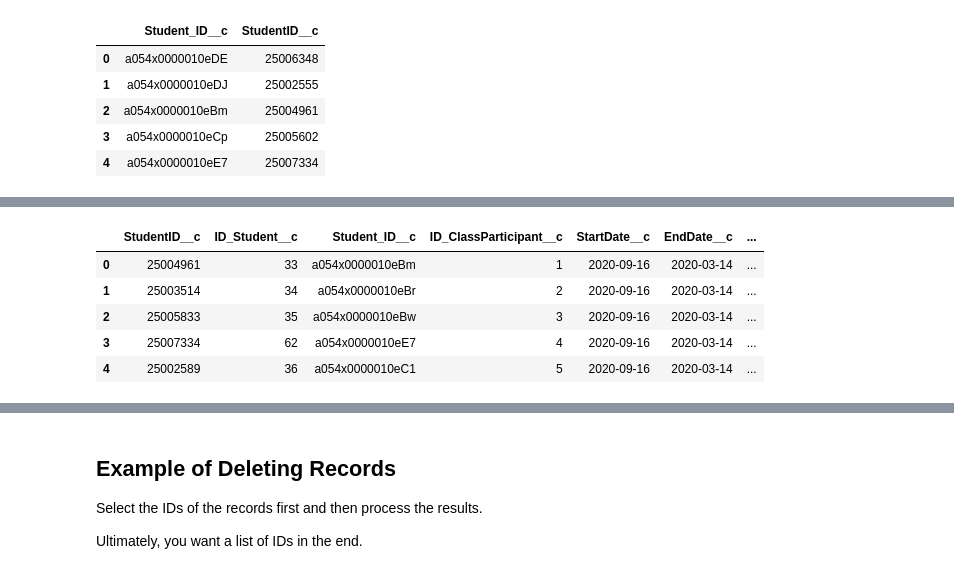
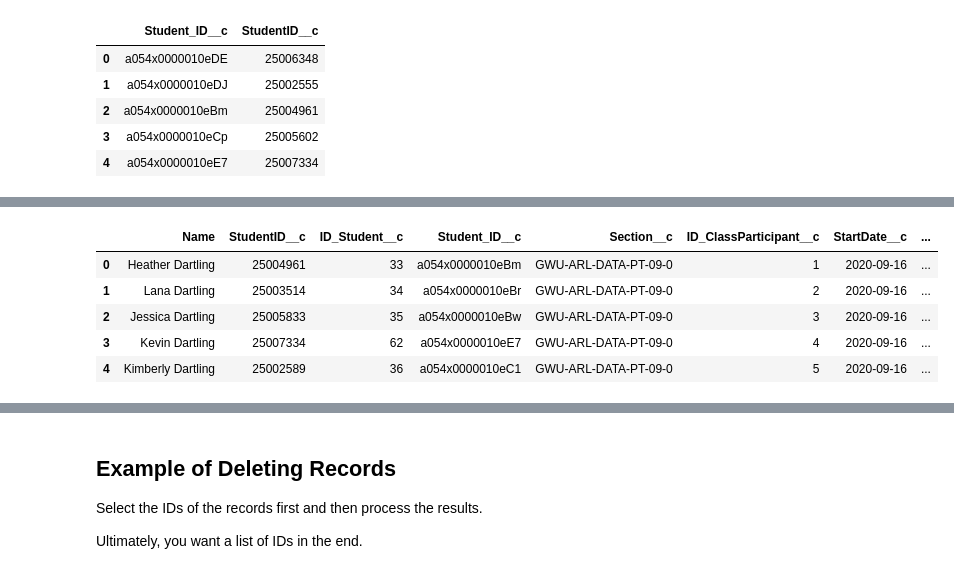
Before and after one commit to mgfrancis/etl_salesforce, a Jupyter notebook: Salesforce-ETL-Project-Starter-Code-Copy1.ipynb, the cells around one changed output, grey strips where cells are left out. Cells and saved outputs as stored; diff of their text form; code cells hidden in the pictures.

```diff
--- a/Salesforce-ETL-Project-Starter-Code-Copy1.ipynb
+++ b/Salesforce-ETL-Project-Starter-Code-Copy1.ipynb
@@ -428,9 +402,9 @@ cp_data_df.head()
 # %%
 #Join the classparticipants dataframe with the Class Lookup table
 
-cp_data_df = pd.merge(cp_data_df, class_lookup_df, how='left')
+cp_data_df = pd.merge(cp_data_df, class_lookup_df, on='Section__c')
 
 #choose columns to include
-cp_data_df = cp_data_df[['ID_ClassParticipant__c','ID_Student__c','StartDate__c','EndDate__c','ID_Class__c']]
+#cp_data_df = cp_data_df[['ID_Course__c','ID_ClassParticipant__c','ID_Student__c','StartDate__c','EndDate__c']]
 cp_data_df.head()
 # %% [output]
@@ -513,6 +487,7 @@ student_lookup_df.head()
 stquery = '''
     SELECT
         st.StudentID,
+        concat(st.FirstName,' ',st.LastName) as ClassParticipant,
         cp.*
     FROM
         student st
@@ -533,12 +508,13 @@ cp1_data_df.head()
 # %%
 cp1_data_df.rename(columns={
     'StudentID':'StudentID__c',
+    'ClassParticipant': 'Name',
     'ID_Student': 'ID_Student__c',
     'StartDate': 'StartDate__c',
     'ID_ClassParticipant': 'ID_ClassParticipant__c',
     'ID_Class': 'ID_Class__c'
 }, inplace=True)
 
-cp1_data_df = cp1_data_df[['StudentID__c','ID_ClassParticipant__c','ID_Student__c','ID_Class__c','StartDate__c']]
+cp1_data_df = cp1_data_df[['StudentID__c','Name','ID_ClassParticipant__c','ID_Student__c','ID_Class__c','StartDate__c']]
 cp1_data_df.head()
 # %% [output]
@@ -551,9 +527,9 @@ cp1_data_df.head()
 # %%
 #Join the students/classparticipants dataframe with the student Lookup table
 
-cp1_data_df = pd.merge(cp1_data_df, student_lookup_df, how='left')
+cp1_data_df = pd.merge(cp1_data_df, student_lookup_df, how='inner')
 
 #choose columns to include
-cp1_data_df = cp1_data_df[['StudentID__c','ID_Student__c','Student_ID__c']]
+cp1_data_df = cp1_data_df[['Name','StudentID__c','ID_Student__c','Student_ID__c']]
 cp1_data_df.head()
 # %% [output]
@@ -575,15 +551,16 @@ cp_data_df.head()
 # %%
 #Join the students/classparticipants w class/classparticipants
 
-newcp_data_df = pd.merge(cp1_data_df, cp_data_df, on='ID_Student__c')
+newcp_data_df = pd.merge(cp1_data_df, cp_data_df, how='left')#on='ID_Student__c'
+#newcp_data_df = newcp_data_df[['ID_Class__c','Student_ID__c', 'StartDate__c','EndDate__c']]
 newcp_data_df.head()
 # %% [output]
-|  | StudentID__c | ID_Student__c | Student_ID__c | ID_ClassParticipant__c | StartDate__c | EndDate__c | ... |
-| 0 | 25004961 | 33 | a054x0000010eBm | 1 | 2020-09-16 | 2020-03-14 | ... |
-| 1 | 25003514 | 34 | a054x0000010eBr | 2 | 2020-09-16 | 2020-03-14 | ... |
-| 2 | 25005833 | 35 | a054x0000010eBw | 3 | 2020-09-16 | 2020-03-14 | ... |
-| 3 | 25007334 | 62 | a054x0000010eE7 | 4 | 2020-09-16 | 2020-03-14 | ... |
-| 4 | 25002589 | 36 | a054x0000010eC1 | 5 | 2020-09-16 | 2020-03-14 | ... |
+|  | Name | StudentID__c | ID_Student__c | Student_ID__c | Section__c | ID_ClassParticipant__c | StartDate__c | ... |
+| 0 | Heather Dartling | 25004961 | 33 | a054x0000010eBm | GWU-ARL-DATA-PT-09-0 | 1 | 2020-09-16 | ... |
+| 1 | Lana Dartling | 25003514 | 34 | a054x0000010eBr | GWU-ARL-DATA-PT-09-0 | 2 | 2020-09-16 | ... |
+| 2 | Jessica Dartling | 25005833 | 35 | a054x0000010eBw | GWU-ARL-DATA-PT-09-0 | 3 | 2020-09-16 | ... |
+| 3 | Kevin Dartling | 25007334 | 62 | a054x0000010eE7 | GWU-ARL-DATA-PT-09-0 | 4 | 2020-09-16 | ... |
+| 4 | Kimberly Dartling | 25002589 | 36 | a054x0000010eC1 | GWU-ARL-DATA-PT-09-0 | 5 | 2020-09-16 | ... |
 # %%
 cp_records = newcp_data_df.to_dict(orient='records')
 cp_records
```
Also changed, not shown: parts of 14 cells of this notebook.
